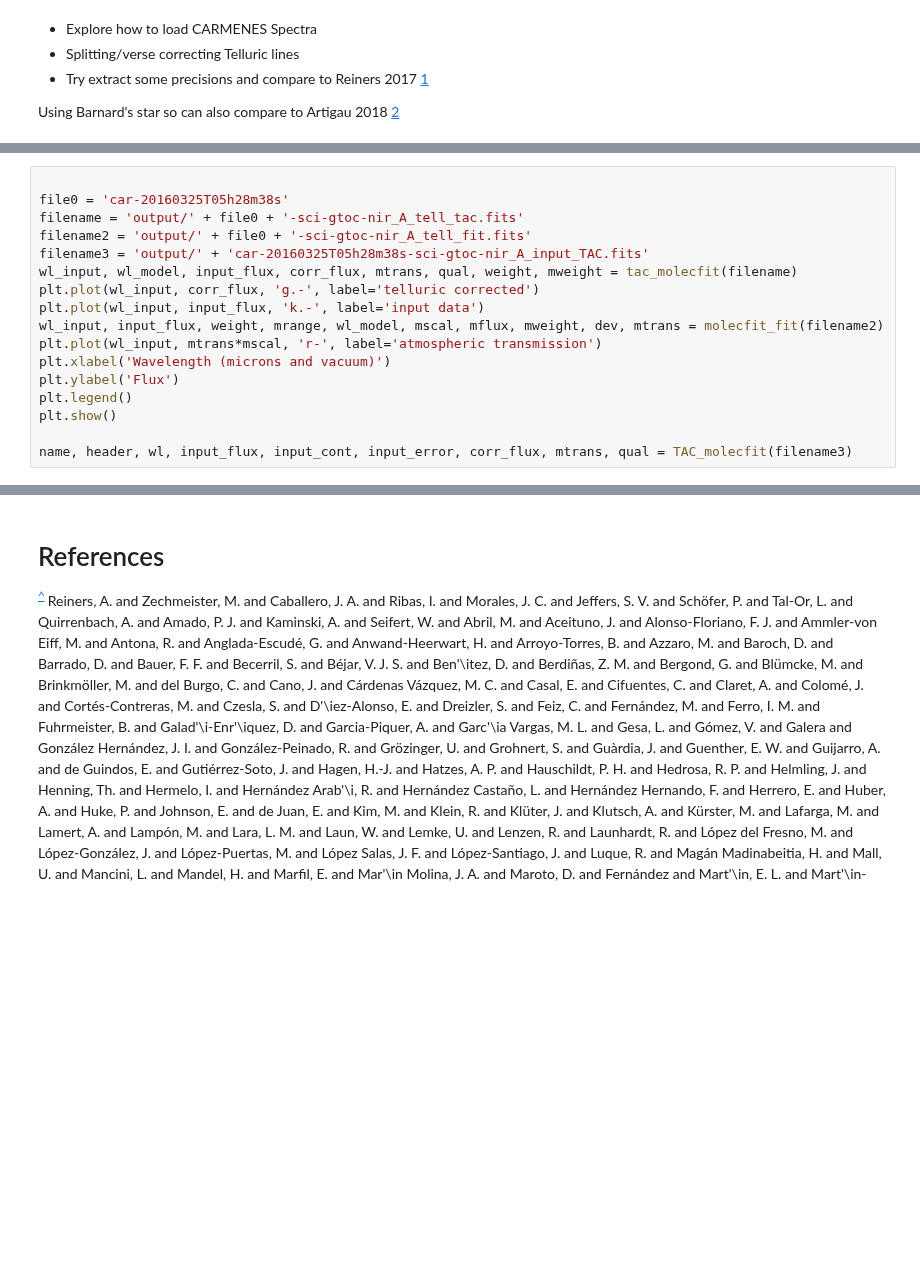
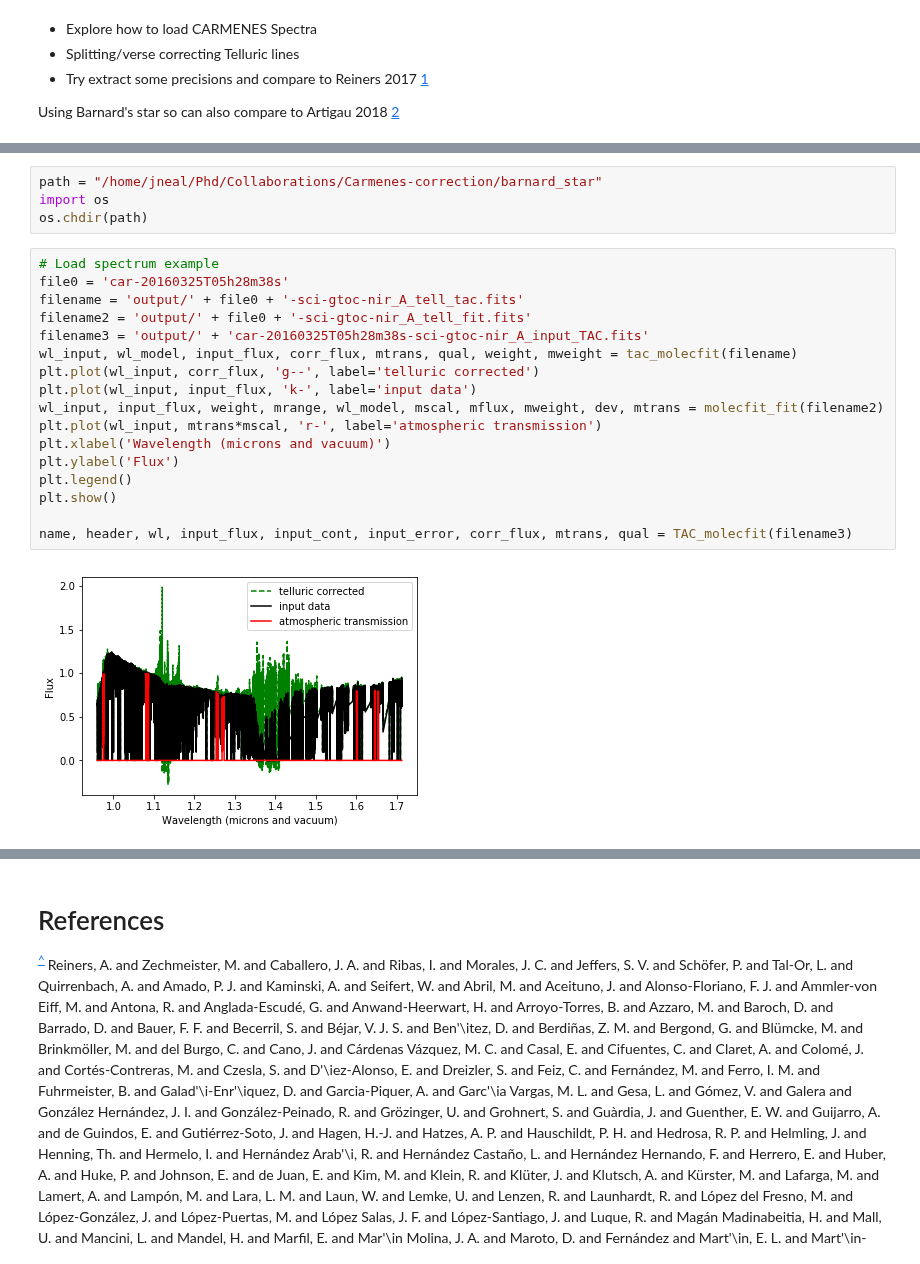
Before and after one commit to jason-neal/eniric, a Jupyter notebook: docs/Notebooks/CARMENES.ipynb, the cells around one changed output, grey strips where cells are left out. Saved outputs shown, nothing was run; the diff lists cells and outputs as text; blank space fills up the shorter version.

Commit message:
Try quality of carmenes

```diff
--- a/docs/Notebooks/CARMENES.ipynb
+++ b/docs/Notebooks/CARMENES.ipynb
@@ -72,17 +84,23 @@ def TAC_molecfit(filename):
+# %%
+path = "/home/jneal/Phd/Collaborations/Carmenes-correction/barnard_star"
+import os
+os.chdir(path)
 # %%
-
+# Load spectrum example
 file0 = 'car-20160325T05h28m38s'
 filename = 'output/' + file0 + '-sci-gtoc-nir_A_tell_tac.fits'
 filename2 = 'output/' + file0 + '-sci-gtoc-nir_A_tell_fit.fits'
 filename3 = 'output/' + 'car-20160325T05h28m38s-sci-gtoc-nir_A_input_TAC.fits'
 wl_input, wl_model, input_flux, corr_flux, mtrans, qual, weight, mweight = tac_molecfit(filename)
-plt.plot(wl_input, corr_flux, 'g.-', label='telluric corrected')
-plt.plot(wl_input, input_flux, 'k.-', label='input data')
+plt.plot(wl_input, corr_flux, 'g--', label='telluric corrected')
+plt.plot(wl_input, input_flux, 'k-', label='input data')
 wl_input, input_flux, weight, mrange, wl_model, mscal, mflux, mweight, dev, mtrans = molecfit_fit(filename2)
 plt.plot(wl_input, mtrans*mscal, 'r-', label='atmospheric transmission')
 plt.xlabel('Wavelength (microns and vacuum)')
 plt.ylabel('Flux')
 plt.legend()
 plt.show()
 
 name, header, wl, input_flux, input_cont, input_error, corr_flux, mtrans, qual = TAC_molecfit(filename3)
+# %% [output]
+[figure, added]
```
Also changed, not shown: parts of 16 cells of this notebook, 1 other file.
